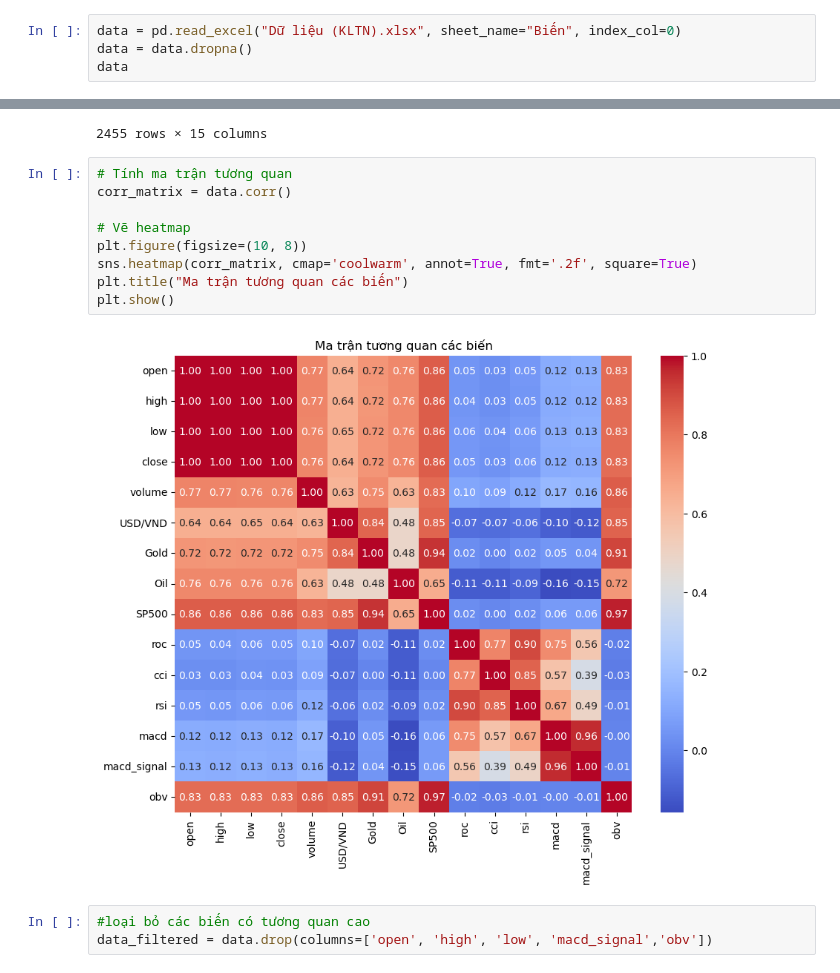
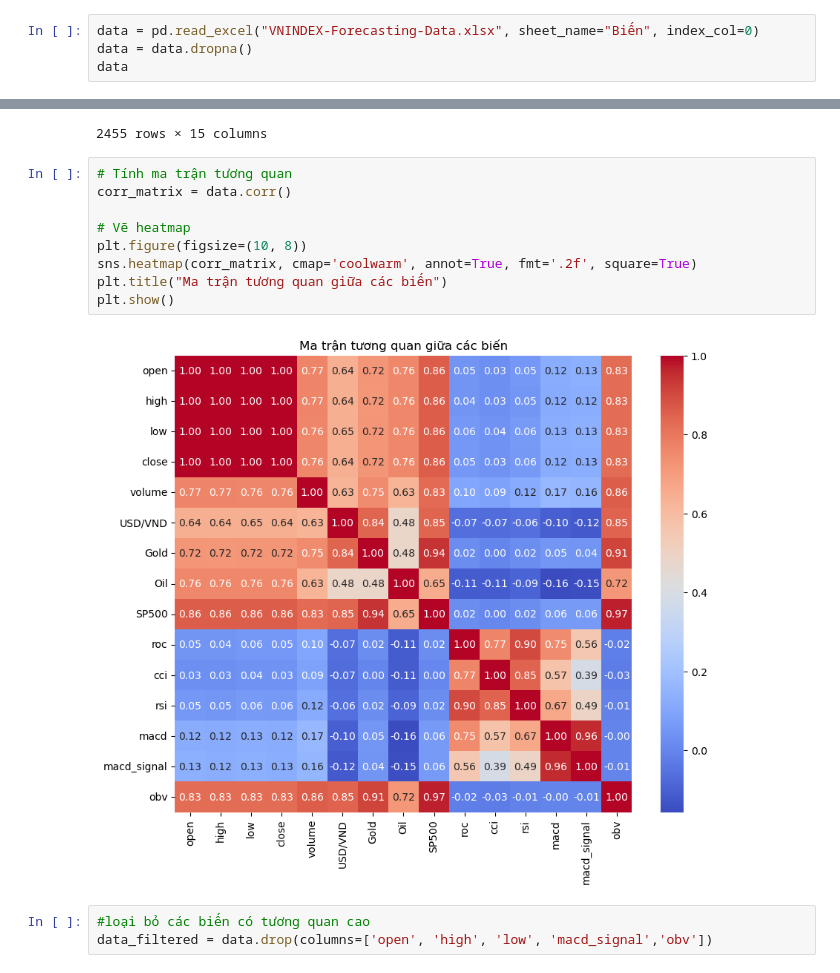
Before and after one commit to ngocminh0123/VNINDEX-Forecasting, a Jupyter notebook: VNINDEX-Forecasting.ipynb, the cells around one changed output, grey strips where cells are left out. Cells and saved outputs as stored; diff of their text form.

```diff
--- a/VNINDEX-Forecasting.ipynb
+++ b/VNINDEX-Forecasting.ipynb
@@ -428,7 +353,7 @@ raw_data.describe()
 | 75% | 1208.220 | 1217.840 | 1198.680 | 1209.520 | 648766800.000 | 23444.000 | 1889.800 | 73.890 | 4283.850 |
 | max | 1534.100 | 1536.450 | 1524.960 | 1528.570 | 1708947942.000 | 25620.000 | 3122.800 | 123.700 | 6144.150 |
 # %%
-data = pd.read_excel("Dữ liệu (KLTN).xlsx", sheet_name="Biến", index_col=0)
+data = pd.read_excel("VNINDEX-Forecasting-Data.xlsx", sheet_name="Biến", index_col=0)
 data = data.dropna()
 data
 # %% [output]
@@ -448,14 +373,14 @@ data
 # %%
 # Tính ma trận tương quan
 corr_matrix = data.corr()
 
 # Vẽ heatmap
 plt.figure(figsize=(10, 8))
 sns.heatmap(corr_matrix, cmap='coolwarm', annot=True, fmt='.2f', square=True)
-plt.title("Ma trận tương quan các biến")
+plt.title("Ma trận tương quan giữa các biến")
 plt.show()
 # %% [output]
-[figure, old version]
+[figure, new version]
 # %%
 #loại bỏ các biến có tương quan cao
 data_filtered = data.drop(columns=['open', 'high', 'low', 'macd_signal','obv'])
```
Also changed, not shown: parts of 22 cells of this notebook, 1 other file.
